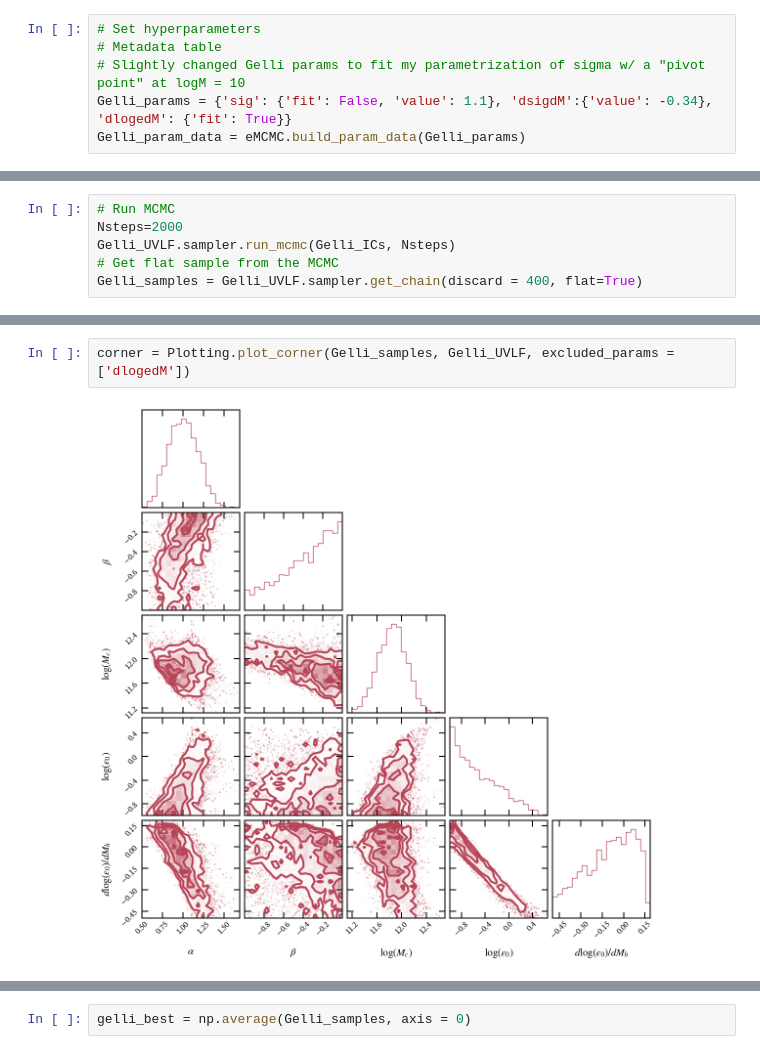
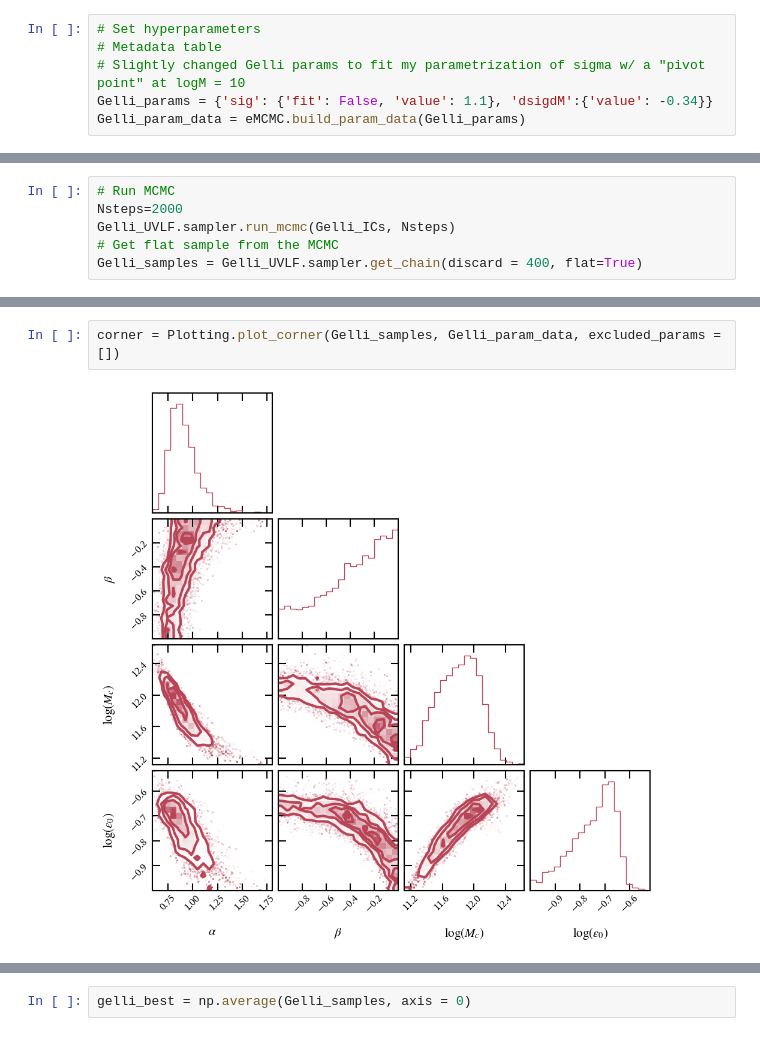
Before and after one commit to ebregou/modeling_stochasticity, a Jupyter notebook: notebooks/MCMC_sigma(M).ipynb, the cells around one changed output, grey strips where cells are left out. Drawn from its saved outputs; the diff is of its cells as text.

```diff
--- a/notebooks/MCMC_sigma(M).ipynb
+++ b/notebooks/MCMC_sigma(M).ipynb
@@ -28,7 +33,7 @@ for iz,z in enumerate(redshiftsBouw21): # Create a bunch of arrays that contain
 # Set hyperparameters
 # Metadata table
 # Slightly changed Gelli params to fit my parametrization of sigma w/ a "pivot point" at logM = 10
-Gelli_params = {'sig': {'fit': False, 'value': 1.1}, 'dsigdM':{'value': -0.34}, 'dlogedM': {'fit': True}}
+Gelli_params = {'sig': {'fit': False, 'value': 1.1}, 'dsigdM':{'value': -0.34}}
 Gelli_param_data = eMCMC.build_param_data(Gelli_params)
 # %%
 Gelli_UVLF = eMCMC.UVLF(datHST[1], Gelli_param_data)
@@ -64,7 +49,7 @@ eMCMC.get_default_dict()
 # %%
-corner = Plotting.plot_corner(Gelli_samples, Gelli_UVLF, excluded_params = ['dlogedM'])
+corner = Plotting.plot_corner(Gelli_samples, Gelli_param_data, excluded_params = [])
 # %% [output]
-[figure, old version]
+[figure, new version]
 # %%
 ev_sig = Plotting.plot_evolving_UVLF_fit(Gelli_samples, Gelli_UVLF, title = 'Gelli+24 fit')
 #ev_sig.savefig('/Users/eb35267/Desktop/figures/ongoing/Gelli_comparison/tuning_parameters_z5Bouwens.png', bbox_inches = 'tight')
```
Also changed, not shown: parts of 23 cells of this notebook, 2 other files.
